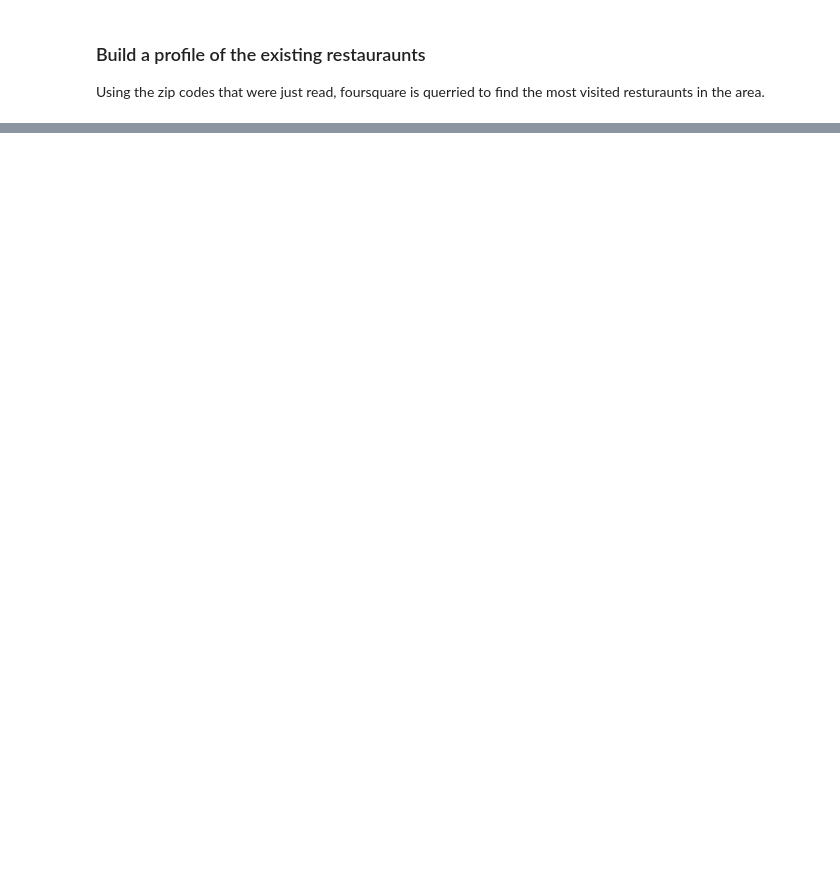
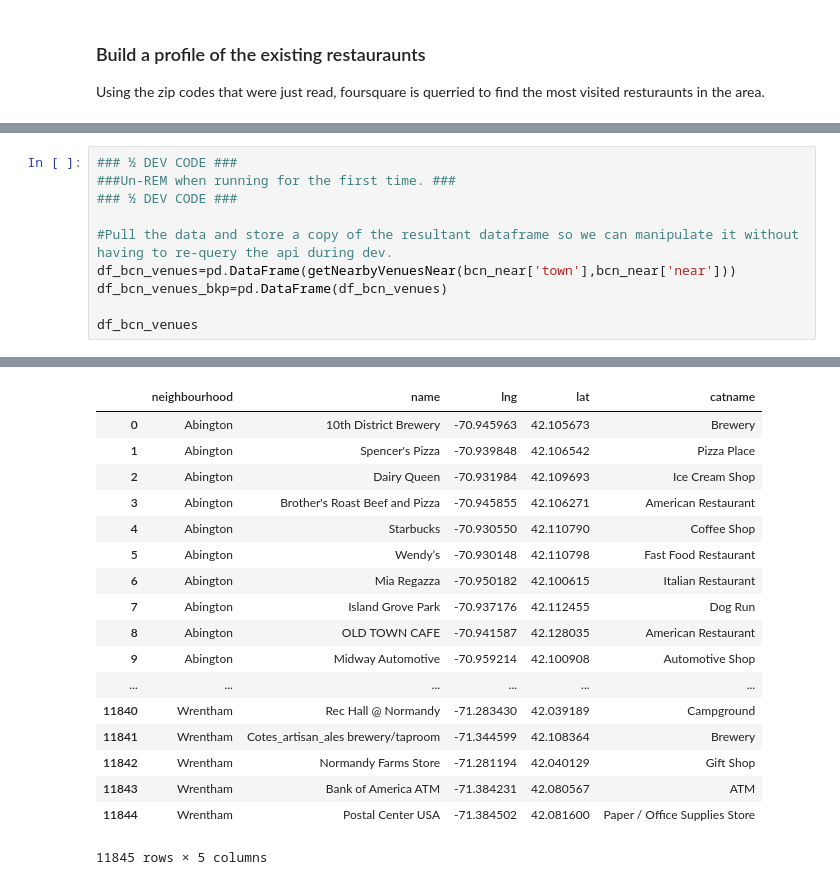
Before and after one commit to martinloki/Coursera_Capstone, a Jupyter notebook: Capstone; Restaurant Location.ipynb, the cells around one changed output, grey strips where cells are left out. Drawn from its saved outputs; the diff is of its cells as text; blank space fills up the shorter version.

```diff
--- a/Capstone; Restaurant Location.ipynb
+++ b/Capstone; Restaurant Location.ipynb
@@ -348,0 +220,11 @@ NameError: name 'toronto_grouped' is not defined
+# %%
+### ½ DEV CODE ###
+###Un-REM when running for the first time. ###
+### ½ DEV CODE ###
+
+#Pull the data and store a copy of the resultant dataframe so we can manipulate it without having to re-query the api during dev.
+df_bcn_venues=pd.DataFrame(getNearbyVenuesNear(bcn_near['town'],bcn_near['near']))
+df_bcn_venues_bkp=pd.DataFrame(df_bcn_venues)
+
+df_bcn_venues
+# %% [output]
@@ -348,0 +248,18 @@ NameError: name 'toronto_grouped' is not defined
+|  | neighbourhood | name | lng | lat | catname |
+| 0 | Abington | 10th District Brewery | -70.945963 | 42.105673 | Brewery |
+| 1 | Abington | Spencer's Pizza | -70.939848 | 42.106542 | Pizza Place |
+| 2 | Abington | Dairy Queen | -70.931984 | 42.109693 | Ice Cream Shop |
+| 3 | Abington | Brother's Roast Beef and Pizza | -70.945855 | 42.106271 | American Restaurant |
+| 4 | Abington | Starbucks | -70.930550 | 42.110790 | Coffee Shop |
+| 5 | Abington | Wendy’s | -70.930148 | 42.110798 | Fast Food Restaurant |
+| 6 | Abington | Mia Regazza | -70.950182 | 42.100615 | Italian Restaurant |
+| 7 | Abington | Island Grove Park | -70.937176 | 42.112455 | Dog Run |
+| 8 | Abington | OLD TOWN CAFE | -70.941587 | 42.128035 | American Restaurant |
+| 9 | Abington | Midway Automotive | -70.959214 | 42.100908 | Automotive Shop |
+| ... | ... | ... | ... | ... | ... |
+| 11840 | Wrentham | Rec Hall @ Normandy | -71.283430 | 42.039189 | Campground |
+| 11841 | Wrentham | Cotes_artisan_ales brewery/taproom | -71.344599 | 42.108364 | Brewery |
+| 11842 | Wrentham | Normandy Farms Store | -71.281194 | 42.040129 | Gift Shop |
+| 11843 | Wrentham | Bank of America ATM | -71.384231 | 42.080567 | ATM |
+| 11844 | Wrentham | Postal Center USA | -71.384502 | 42.081600 | Paper / Office Supplies Store |
+11845 rows × 5 columns
```
Also changed, not shown: parts of 71 cells of this notebook.
